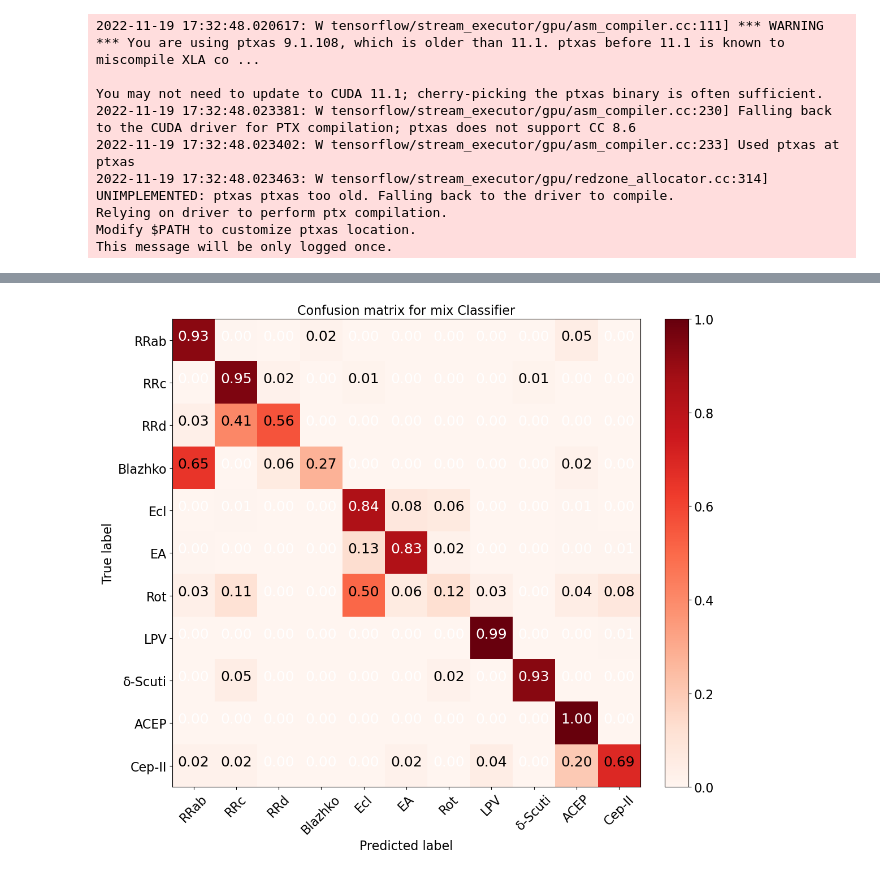
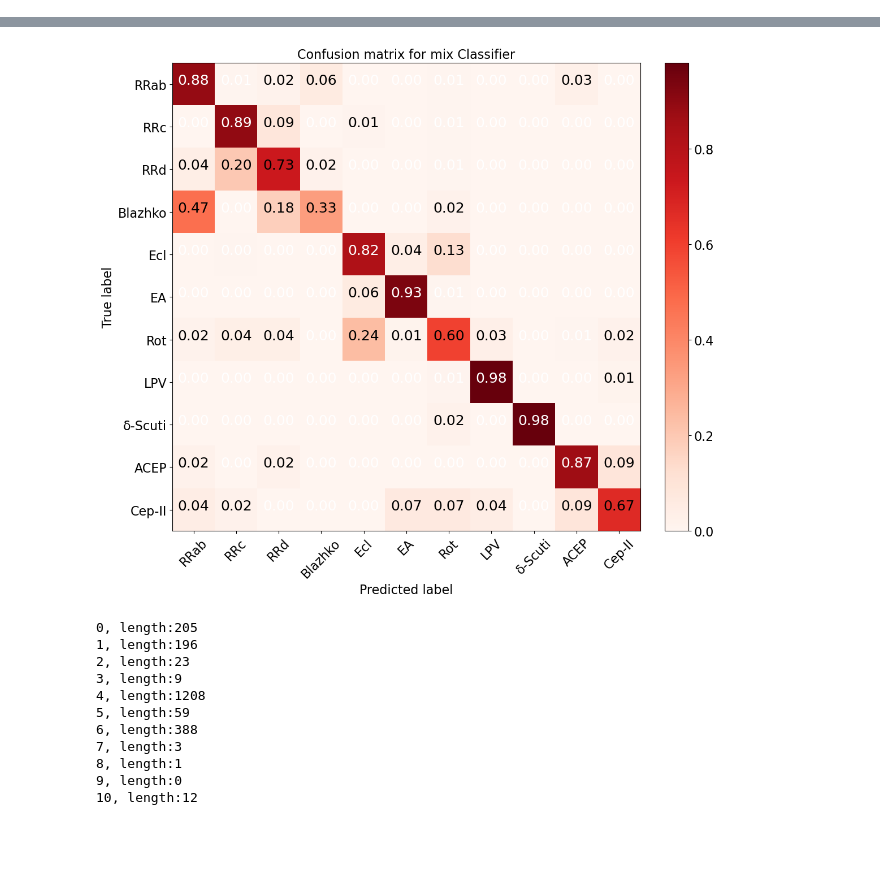
Before and after one commit to 52Hzihan/mixnn4vs, a Jupyter notebook: bagging_test.ipynb, the cells around one changed output, grey strips where cells are left out. Cells and saved outputs as stored; diff of their text form; code cells hidden in the pictures; blank space fills up the shorter version.

```diff
--- a/bagging_test.ipynb
+++ b/bagging_test.ipynb
@@ -50,7 +50,8 @@ min_loss_list_after_image = [55, 30, 30, 57, 87, 29, 88, 96, 85, 67]
 best_acc_list_only_image = [36, 51, 57, 78, 86, 98, 80, 43, 93, 57]
 min_loss_list_only_image = [39, 87, 96, 81, 86, 90, 78, 96, 97, 95]
 for i in range(0,10):
-    lodaed_model = keras.models.load_model('models/bagging_only_image_0.60_0.30_0.10/cnn_with_feature%d/model_%d'%(i, best_acc_list_only_image[i]),compile=False)
+    # lodaed_model = keras.models.load_model('models/bagging_only_image_0.60_0.30_0.10/cnn_with_feature%d/model_%d'%(i, best_acc_list_only_image[i]),compile=False)
     # lodaed_model = keras.models.load_model('models/bagging_before_image_0.60_0.30_0.10/rnn_with_feature%d/model_%d'%(i,best_acc_list_before_image[i]),compile=False)
+    lodaed_model = keras.models.load_model('models/bagging_after_image_0.60_0.30_0.10/mix_model%d/model_%d'%(i,best_acc_list_after_image[i]),compile=False)
     models.append(lodaed_model)
 # %% [output]
@@ -98,6 +112,11 @@ cm = confusion_matrix(y_true=y_label, y_pred=y_predict, normalize='true')
 print(cm.shape)
 # disp = ConfusionMatrixDisplay(confusion_matrix=cm)
 # disp.plot(values_format='.2g')
+balanced_acc = 0
+for i in range(0,11):
+    balanced_acc += cm[i][i]
+balanced_acc = balanced_acc / 11
+print('balanced_acc:',balanced_acc)
 
 classes = ['RRab', 'RRc','RRd', 'Blazhko','Ecl', 'EA' , 'Rot', 'LPV','δ-Scuti','ACEP', 'Cep-II']
 
@@ -112,9 +144,0 @@ plotting = cm_plot(cm, classes_types=classes, classifier_model='mix Classifier',
-2022-11-19 17:32:48.020617: W tensorflow/stream_executor/gpu/asm_compiler.cc:111] *** WARNING *** You are using ptxas 9.1.108, which is older than 11.1. ptxas before 11.1 is known to miscompile XLA co ...
-
-You may not need to update to CUDA 11.1; cherry-picking the ptxas binary is often sufficient.
-2022-11-19 17:32:48.023381: W tensorflow/stream_executor/gpu/asm_compiler.cc:230] Falling back to the CUDA driver for PTX compilation; ptxas does not support CC 8.6
-2022-11-19 17:32:48.023402: W tensorflow/stream_executor/gpu/asm_compiler.cc:233] Used ptxas at ptxas
-2022-11-19 17:32:48.023463: W tensorflow/stream_executor/gpu/redzone_allocator.cc:314] UNIMPLEMENTED: ptxas ptxas too old. Falling back to the driver to compile.
-Relying on driver to perform ptx compilation.
-Modify $PATH to customize ptxas location.
-This message will be only logged once.
@@ -138,4 +145,4 @@ This message will be only logged once.
-[figure, old version]
+[figure, new version]
 # %%
 wrong_pre_index = []
 right_pre_index = []
@@ -156,6 +163,18 @@ for index in right_pre_index:
 # %%
 for i ,list in enumerate(splited_wrong_pre_index):
     print('%d, length:%d'%(i, len(list)))
+# %% [output]
+0, length:205
+1, length:196
+2, length:23
+3, length:9
+4, length:1208
+5, length:59
+6, length:388
+7, length:3
+8, length:1
+9, length:0
+10, length:12
 # %%
 
 print(len(wrong_pre_index))
```
Also changed, not shown: parts of 4 cells of this notebook, 8 other files.
